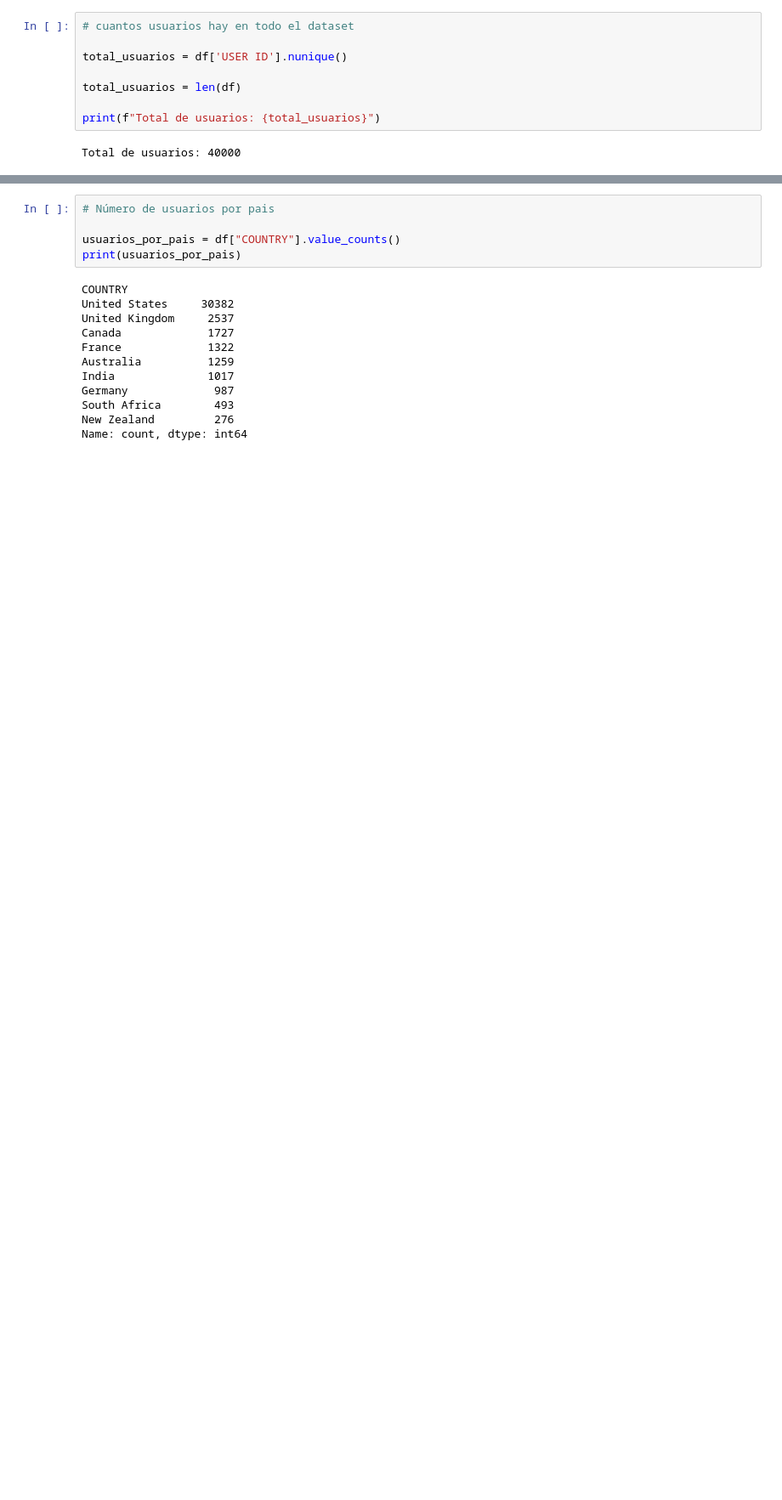
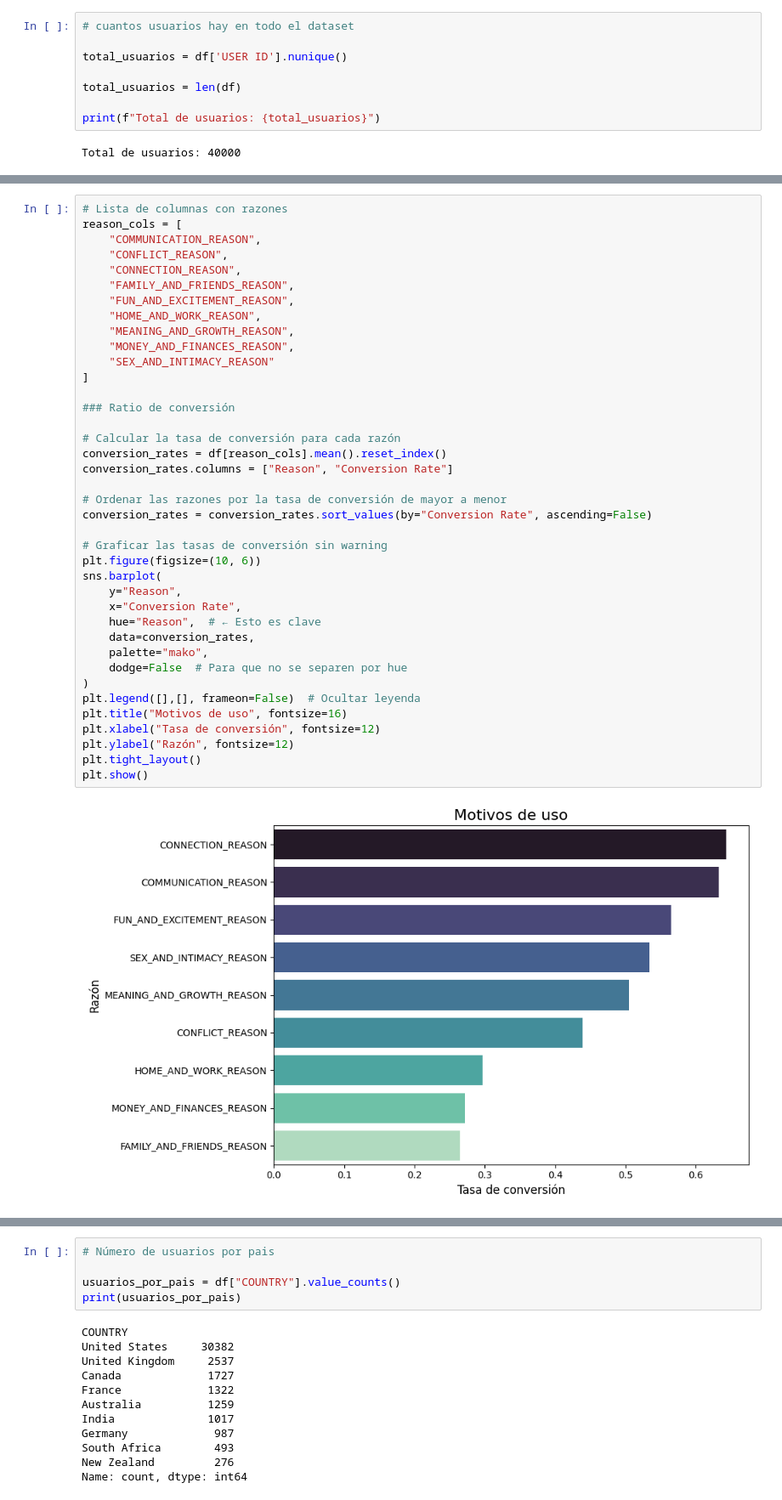
Before and after one commit to NaiSaratxaga/EDA_user-conversion-analysis, a Jupyter notebook: Notebooks/EDA_user_conversion_analysis.ipynb, the cells around one changed output, grey strips where cells are left out. Shown at 85% size. Drawn from its saved outputs; the diff is of its cells as text; blank space fills up the shorter version.

```diff
--- a/Notebooks/EDA_user_conversion_analysis.ipynb
+++ b/Notebooks/EDA_user_conversion_analysis.ipynb
@@ -740,0 +171,41 @@ plt.show()
+# %%
+# Lista de columnas con razones
+reason_cols = [
+    "COMMUNICATION_REASON",
+    "CONFLICT_REASON",
+    "CONNECTION_REASON",
+    "FAMILY_AND_FRIENDS_REASON",
+    "FUN_AND_EXCITEMENT_REASON",
+    "HOME_AND_WORK_REASON",
+    "MEANING_AND_GROWTH_REASON",
+    "MONEY_AND_FINANCES_REASON",
+    "SEX_AND_INTIMACY_REASON"
+]
+
+### Ratio de conversión
+
+# Calcular la tasa de conversión para cada razón
+conversion_rates = df[reason_cols].mean().reset_index()
+conversion_rates.columns = ["Reason", "Conversion Rate"]
+
+# Ordenar las razones por la tasa de conversión de mayor a menor
+conversion_rates = conversion_rates.sort_values(by="Conversion Rate", ascending=False)
+
+# Graficar las tasas de conversión sin warning
+plt.figure(figsize=(10, 6))
+sns.barplot(
+    y="Reason",
+    x="Conversion Rate",
+    hue="Reason",  # ← Esto es clave
+    data=conversion_rates,
+    palette="mako",
+    dodge=False  # Para que no se separen por hue
+)
+plt.legend([],[], frameon=False)  # Ocultar leyenda
+plt.title("Motivos de uso", fontsize=16)
+plt.xlabel("Tasa de conversión", fontsize=12)
+plt.ylabel("Razón", fontsize=12)
+plt.tight_layout()
+plt.show()
+# %% [output]
+[figure, added]
```
Also changed, not shown: parts of 94 cells of this notebook, 1 other file.
